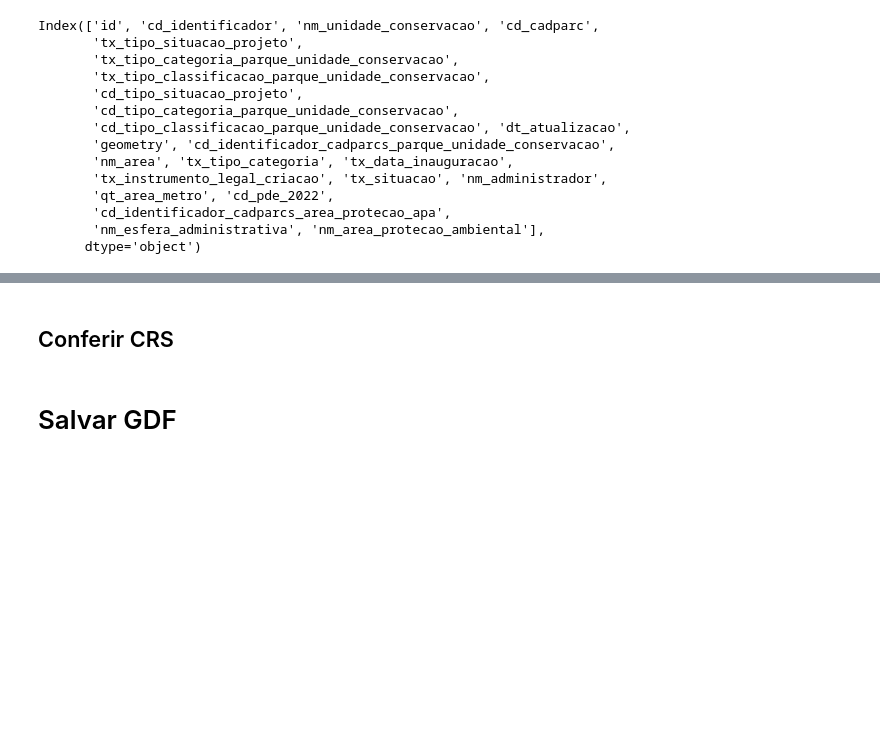
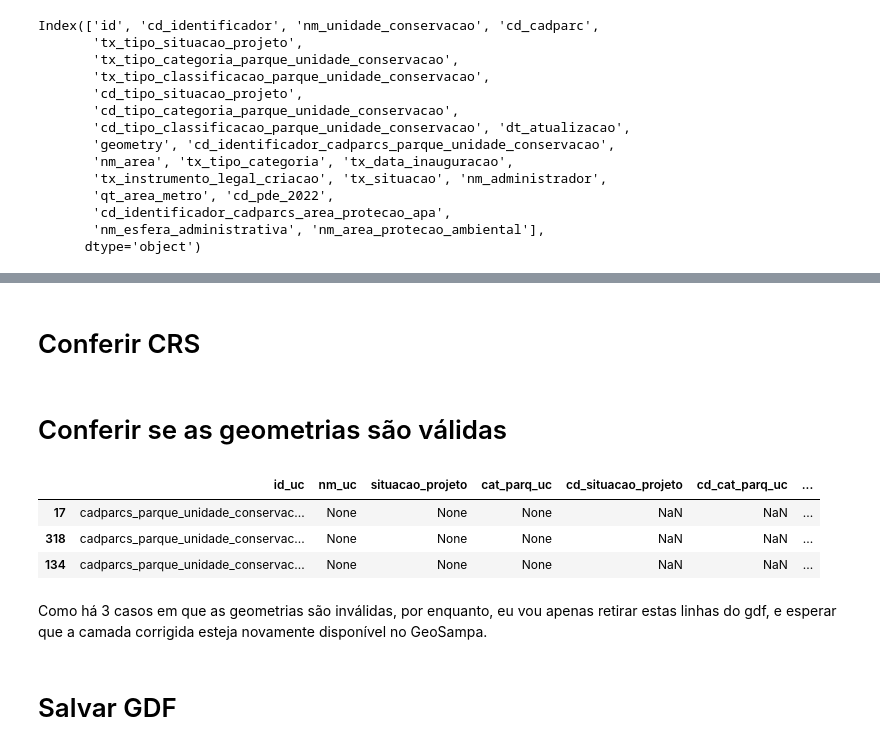
Before and after one commit to sepep-pmsp/coleta_cebrap, a Jupyter notebook: notebooks/jupyter/area_verde_publica/download_data/malha_unidades_conservacao.ipynb, the cells around one changed output, grey strips where cells are left out. Drawn from its saved outputs; the diff is of its cells as text; code cells hidden in the pictures; blank space fills up the shorter version.

Commit message:
Apagar linhass com geometrias inválidas.

```diff
--- a/notebooks/jupyter/area_verde_publica/download_data/malha_unidades_conservacao.ipynb
+++ b/notebooks/jupyter/area_verde_publica/download_data/malha_unidades_conservacao.ipynb
@@ -547,4 +547,16 @@ gdf_ucs.sample(2)
 # %% [markdown]
-## Conferir CRS
+# Conferir CRS
 # %%
 gdf_ucs=check_crs(gdf_ucs)
+# %% [markdown]
+# Conferir se as geometrias são válidas
+# %%
+invalid_geom=gdf_ucs.loc[~gdf_ucs.geometry.is_valid]
+invalid_geom
+# %% [output]
+|  | id_uc | nm_uc | situacao_projeto | cat_parq_uc | cd_situacao_projeto | cd_cat_parq_uc | ... |
+| 17 | cadparcs_parque_unidade_conservac... | None | None | None | NaN | NaN | ... |
+| 318 | cadparcs_parque_unidade_conservac... | None | None | None | NaN | NaN | ... |
+| 134 | cadparcs_parque_unidade_conservac... | None | None | None | NaN | NaN | ... |
+# %% [markdown]
+Como há 3 casos em que as geometrias são inválidas, por enquanto, eu vou apenas retirar estas linhas do gdf, e esperar que a camada corrigida esteja novamente disponível no GeoSampa.
```
Also changed, not shown: parts of 3 cells of this notebook.
